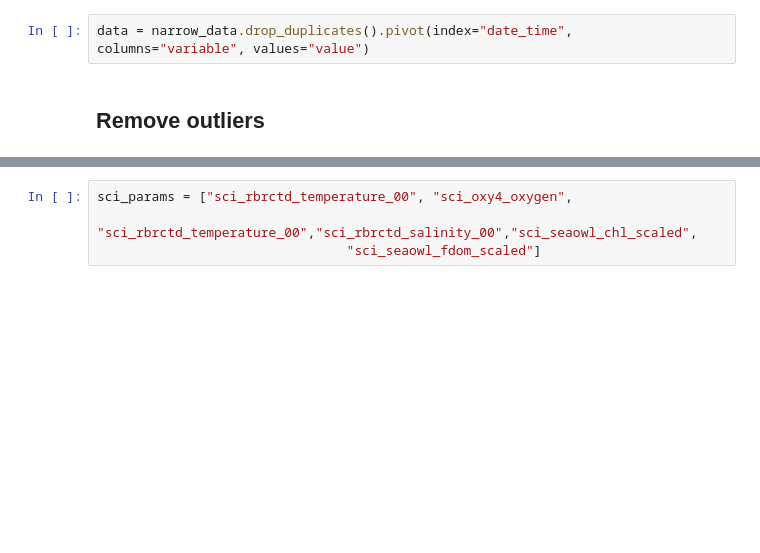
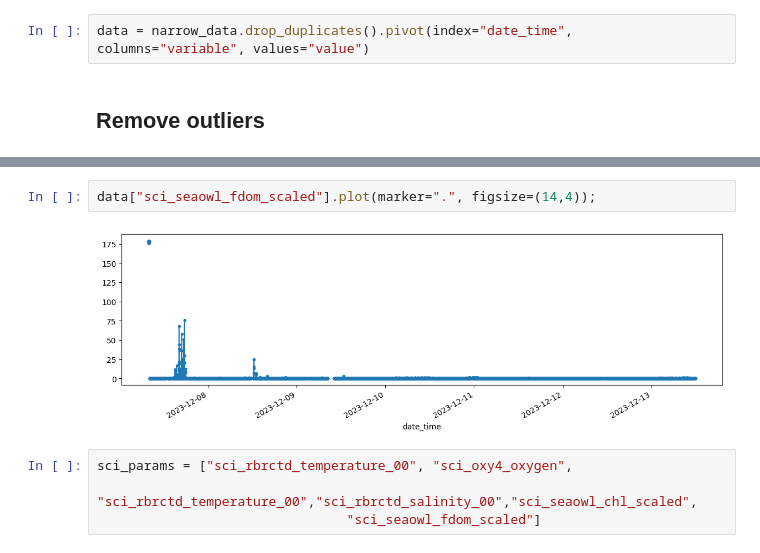
Before and after one commit to PNBOIA-Brasil/glider, a Jupyter notebook: binary_data/ressurgencia/data_processing.ipynb, the cells around one changed output, grey strips where cells are left out. Saved outputs shown, nothing was run; the diff lists cells and outputs as text; blank space fills up the shorter version.

```diff
--- a/binary_data/ressurgencia/data_processing.ipynb
+++ b/binary_data/ressurgencia/data_processing.ipynb
@@ -44,3 +116,7 @@ data["sci_seaowl_chl_scaled"].plot(marker=".", figsize=(14,4));
+# %%
+data["sci_seaowl_fdom_scaled"].plot(marker=".", figsize=(14,4));
+# %% [output]
+[figure, added]
 # %%
 sci_params = ["sci_rbrctd_temperature_00", "sci_oxy4_oxygen",
                                 "sci_rbrctd_temperature_00","sci_rbrctd_salinity_00","sci_seaowl_chl_scaled",
```
Also changed, not shown: parts of 18 cells of this notebook, 2 other files.
